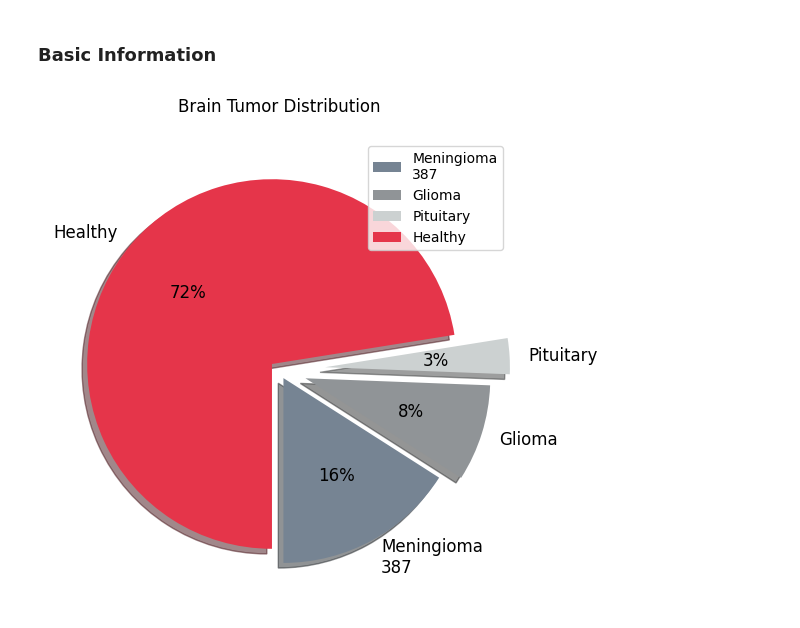
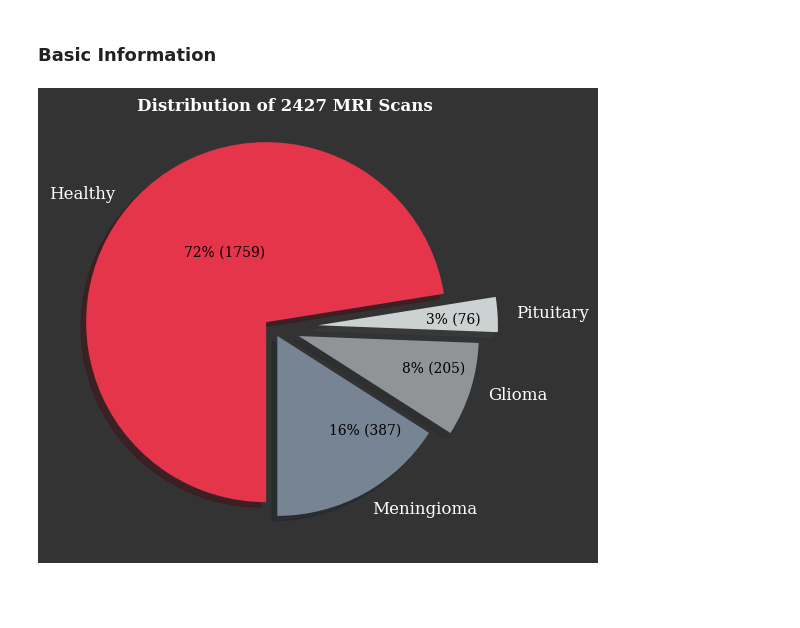
Before and after one commit to LV6LASERLOTUS/DAT490, a Jupyter notebook: eda.ipynb, the cells around one changed output. Cells and saved outputs as stored; diff of their text form; code cells hidden in the pictures; blank space fills up the shorter version.

Commit message:
Changed pie chart font,background,autotexts,texts

```diff
--- a/eda.ipynb
+++ b/eda.ipynb
@@ -33,43 +33,45 @@ glioma_count=glioma_df['type'].size
 pituitary_count=pituitary_df['type'].size
 healthy_count=normal_df['type'].size
 
-labels =[
-    f'Meningioma\n{meningioma_count}',
-    f'Glioma',
-    f'Pituitary',
-    f'Healthy'
-]
+labels =['Meningioma','Glioma','Pituitary','Healthy']
 
 image_count = [
     meningioma_count,
     glioma_count,
     pituitary_count,
     healthy_count
 ]
 # image_count.sort()
 
 colors=['#768493','#909497','#CCD1D1','#E5354A']
 explode=[0.05,0.15,0.25,0.05]
 
-fig, ax = plt.subplots(figsize=(8,6))
+fig, ax = plt.subplots()
+
+def label_style(percentage,data):
+    total=sum(data)
+    total_images= (percentage/100)*total
+    return f'{percentage:.0f}% ({total_images:.0f})'
 
 patches, texts, autotexts = ax.pie(
     image_count,
     labels=labels,
-    autopct='%1.f%%',
+    autopct=(lambda pct: label_style(pct,image_count)),
     startangle=270,
     shadow=True,
     colors=colors,
     explode=explode,
     textprops={'fontsize':12},
 )
 
-ax.set_title('Brain Tumor Distribution', pad=20)
+# Styling
+plt.setp(texts, fontname='serif',color='white')
+plt.setp(autotexts,fontname='serif',fontsize=10,ha='left')
 
-# Styling
-# plt.setp(autotexts, color='white')
+fig.set_facecolor('#333333')
+fig.tight_layout()
 
-plt.legend(labels=labels,loc="upper right")
+fig.suptitle(f'Distribution of {sum(image_count)} MRI Scans',color='white',weight='bold',fontname='serif')
 plt.show()
 # %% [output]
-[figure, old version]
+[figure, new version]
```
Also changed, not shown: parts of 1 cell of this notebook.
